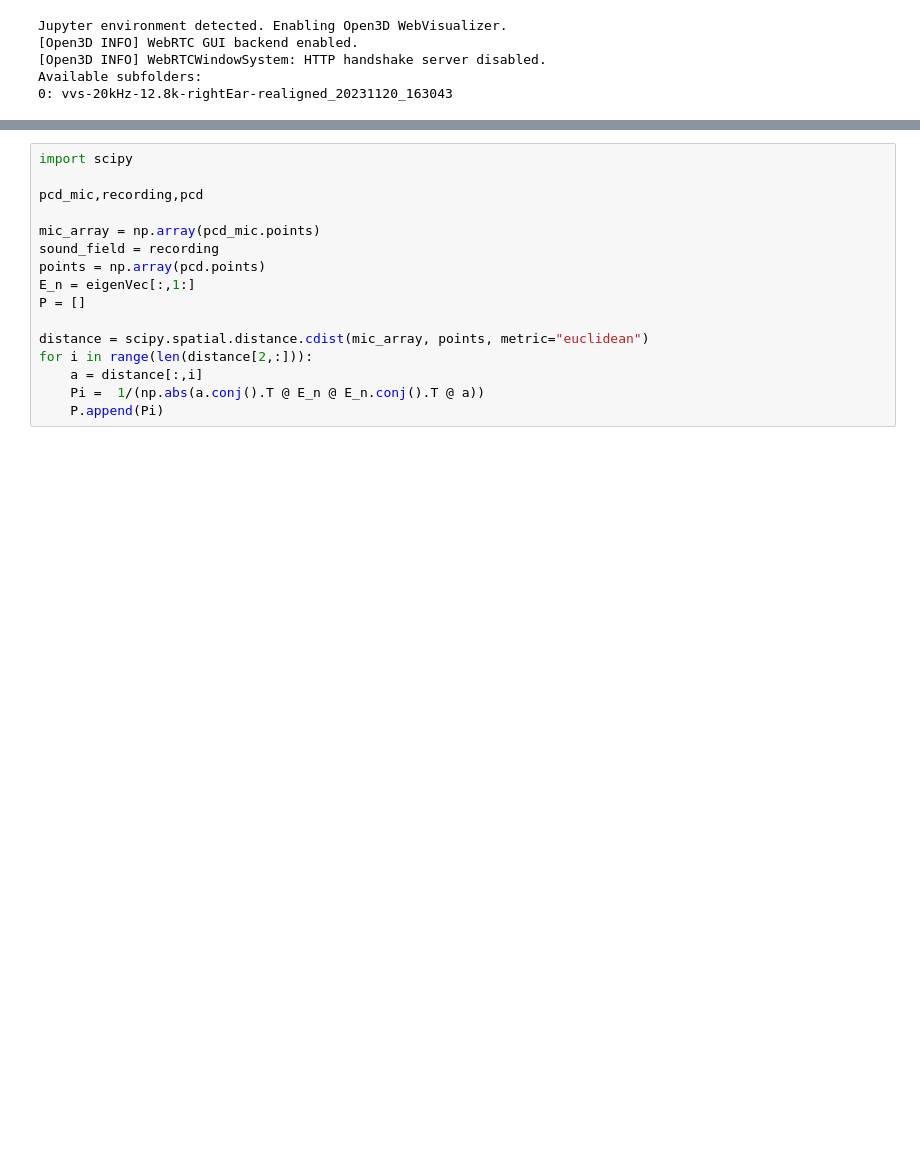
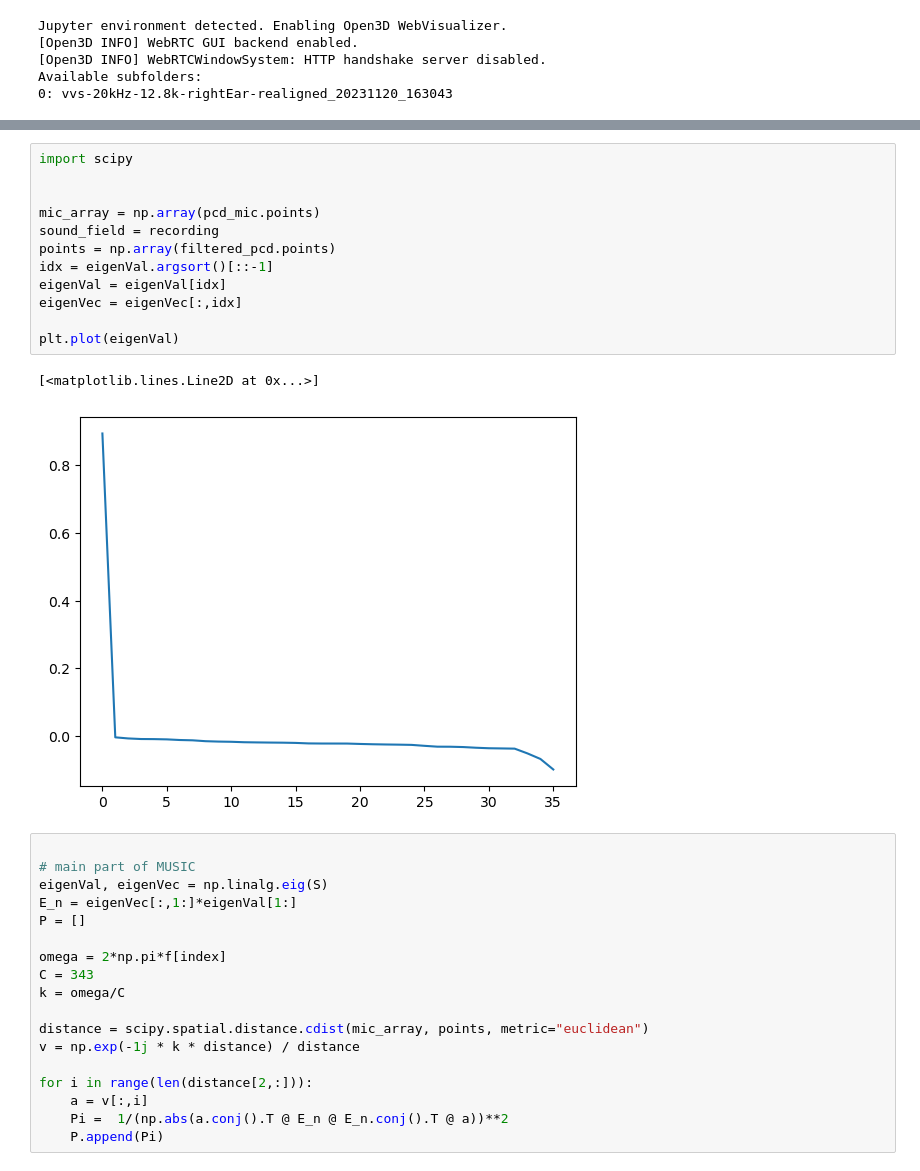
Before and after one commit to 1ieng2en/3d_beamforming, a Jupyter notebook: 3dbf.ipynb, the cells around one changed output, grey strips where cells are left out. Saved outputs shown, nothing was run; the diff lists cells and outputs as text; blank space fills up the shorter version.

```diff
--- a/3dbf.ipynb
+++ b/3dbf.ipynb
@@ -76,21 +78,38 @@ widgets.interact(plot_eigenVec, index=slider)
 # %% [output]
 interactive(children=(IntSlider(value=10, description='Index:', max=35), Output()), _dom_classes=('widget-inte…
 <function __main__.plot_eigenVec(index)>
+# %%
+import scipy
+
+
+mic_array = np.array(pcd_mic.points)
+sound_field = recording
+points = np.array(filtered_pcd.points)
+idx = eigenVal.argsort()[::-1]
+eigenVal = eigenVal[idx]
+eigenVec = eigenVec[:,idx]
+
+plt.plot(eigenVal)
+# %% [output]
+[<matplotlib.lines.Line2D at 0x...>]
+[figure, added]
 # %%
-import scipy
 
-pcd_mic,recording,pcd
-
-mic_array = np.array(pcd_mic.points)
-sound_field = recording
-points = np.array(pcd.points)
-E_n = eigenVec[:,1:]
+# main part of MUSIC
+eigenVal, eigenVec = np.linalg.eig(S)
+E_n = eigenVec[:,1:]*eigenVal[1:]
 P = []
 
+omega = 2*np.pi*f[index]
+C = 343
+k = omega/C
+
 distance = scipy.spatial.distance.cdist(mic_array, points, metric="euclidean")
+v = np.exp(-1j * k * distance) / distance
+
 for i in range(len(distance[2,:])):
-    a = distance[:,i]
-    Pi =  1/(np.abs(a.conj().T @ E_n @ E_n.conj().T @ a))
+    a = v[:,i]
+    Pi =  1/(np.abs(a.conj().T @ E_n @ E_n.conj().T @ a))**2
     P.append(Pi)
 # %%
 import pyvista as pv
```
Also changed, not shown: parts of 8 cells of this notebook, 2 other files.
